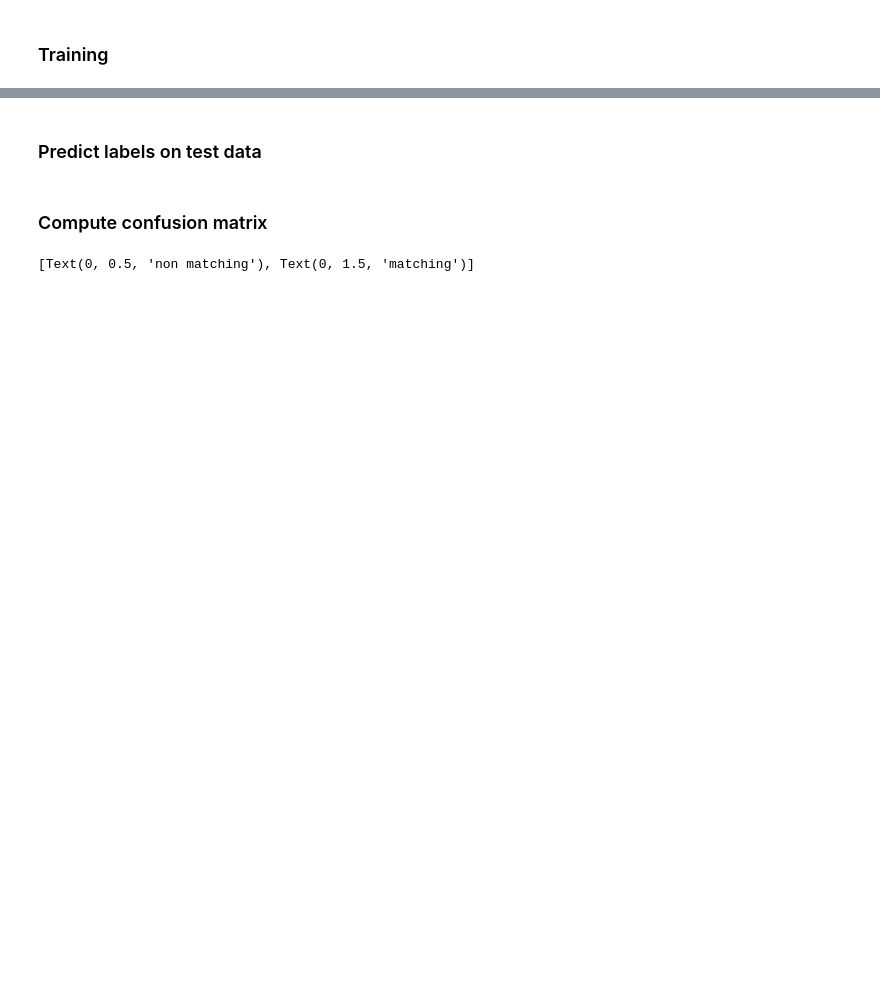
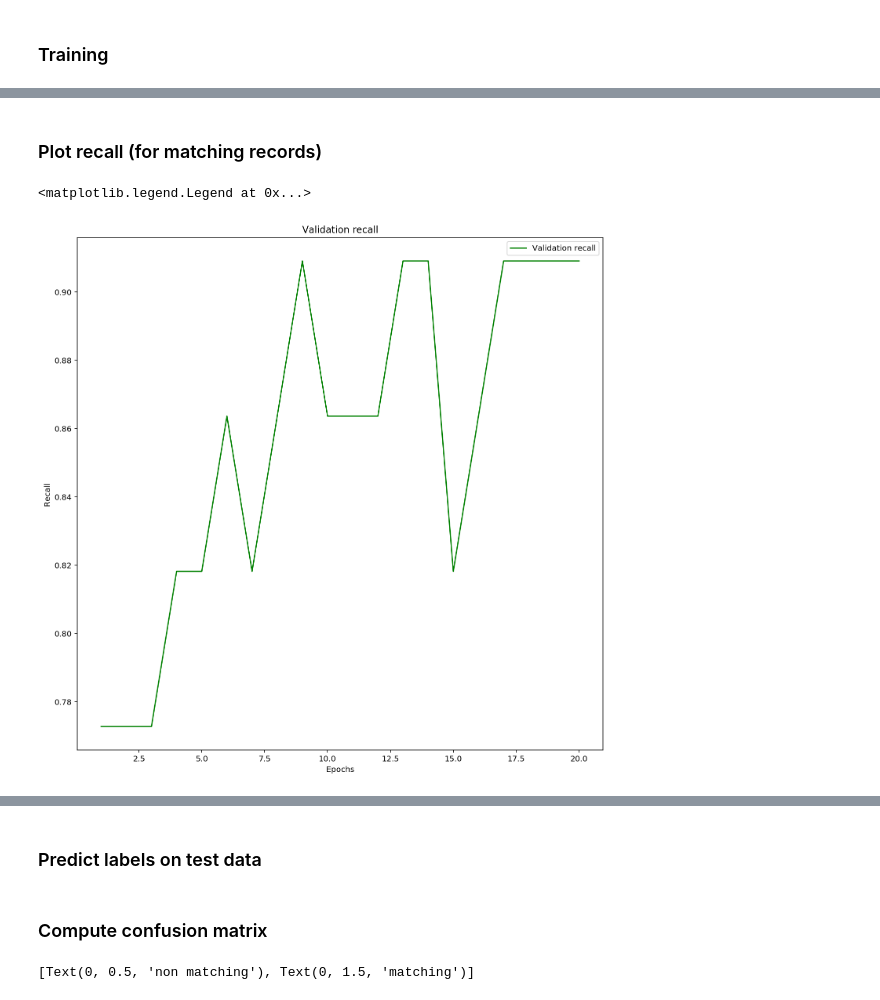
Before and after one commit to a-wars/AGIW_DeepER, a Jupyter notebook: notebooks/fodors-zagats.ipynb, the cells around one changed output, grey strips where cells are left out. Drawn from its saved outputs; the diff is of its cells as text; code cells hidden in the pictures; blank space fills up the shorter version.

```diff
--- a/notebooks/fodors-zagats.ipynb
+++ b/notebooks/fodors-zagats.ipynb
@@ -191,0 +210,13 @@ plt.legend()
+# %% [markdown]
+### Plot recall (for matching records)
+# %%
+plt.figure(figsize=(12,12))
+valRecall = metricsHistory.valRecallHistory
+plt.plot(epochs, valRecall, 'g', label='Validation recall')
+plt.title('Validation recall')
+plt.xlabel('Epochs')
+plt.ylabel('Recall')
+plt.legend()
+# %% [output]
+<matplotlib.legend.Legend at 0x...>
+[figure, added]
```
Also changed, not shown: parts of 14 cells of this notebook.
